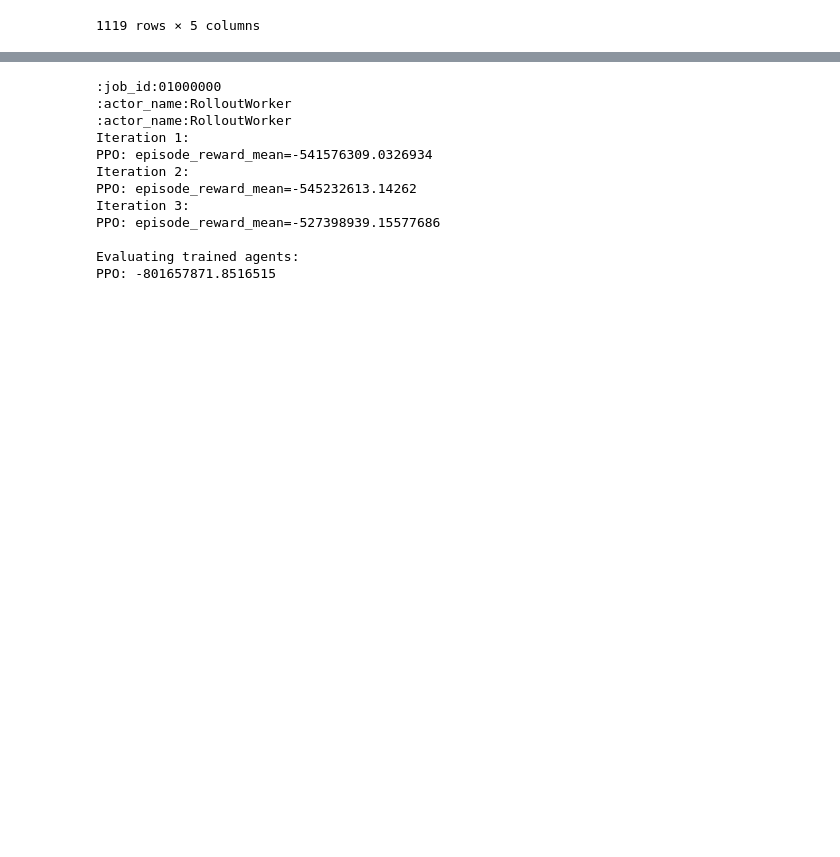
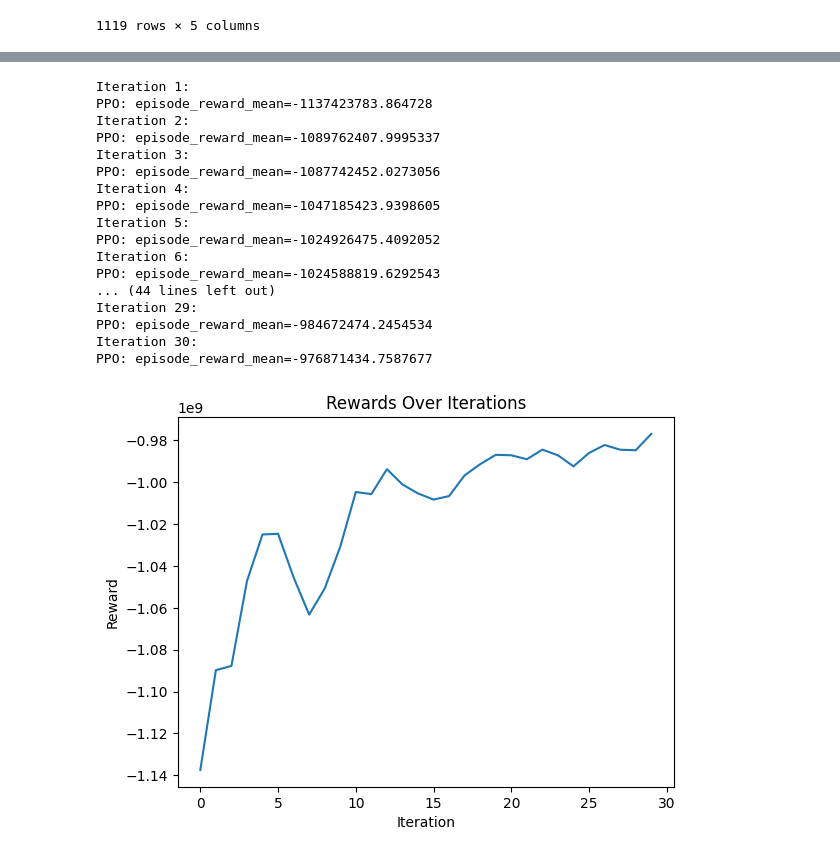
Before and after one commit to KKTK-NT/stock_app, a Jupyter notebook: PPO_test.ipynb, the cells around one changed output, grey strips where cells are left out. Saved outputs shown, nothing was run; the diff lists cells and outputs as text; code cells hidden in the pictures; blank space fills up the shorter version.

```diff
--- a/PPO_test.ipynb
+++ b/PPO_test.ipynb
@@ -58,46 +58,42 @@ register_env(env_name, create_stock_trading_env)
 # %%
 import ray
 from ray.rllib.algorithms.ppo import PPOConfig
-from ray.rllib.algorithms.dqn import DQNConfig
-from collections import OrderedDict, defaultdict
+from collections import defaultdict
 
 # Initialize Ray in local mode
-ray.init(ignore_reinit_error=True, local_mode=True)
+ray.init(ignore_reinit_error=True)
 
 # Create the environment
 env = StockTradingEnv(stock_data, features)
 
 # Create PPO agent
 ppo_config = PPOConfig()
-ppo_config["seed"] = 42
 ppo_agent = ppo_config.environment(env=env_name)
 ppo_agent = ppo_config.build()
 
+# Track rewards
+rewards = []
+
 # Train the agents
-num_iterations = 3
+num_iterations = 30
 
 for i in range(num_iterations):
     ppo_result = ppo_agent.train()
-    # dqn_result = dqn_agent.train()
     print(f"Iteration {i + 1}:")
     print(f"PPO: episode_reward_mean={ppo_result['episode_reward_mean']}")
+
+    # Record the reward
+    rewards.append(ppo_result['episode_reward_mean'])
+
 modelpath = ppo_agent.save('./model')
 
-# Evaluate the trained agents
-def evaluate(agent, env):
-    episode_reward = 0
-    terminated = False
-    obs = env.reset()[0]
-
-    while not terminated:
-        action = agent.compute_single_action(obs)
-        obs, reward, terminated, _, _ = env.step(action)
-        episode_reward += reward
-
-    return episode_reward
-
-print("\nEvaluating trained agents:")
-print(f"PPO: {evaluate(ppo_agent, env)}")
+# Plot rewards
+plt.plot(rewards)
+plt.title("Rewards Over Iterations")
+plt.xlabel("Iteration")
+plt.ylabel("Reward")
+plt.show()
+plt.savefig(modelpath+'/fig/reward_in_iterations.png')
 
 # Shutdown Ray
 ppo_agent.stop()
@@ -114,13 +106,19 @@ ray.shutdown()
-:job_id:01000000
-:actor_name:RolloutWorker
-:actor_name:RolloutWorker
 Iteration 1:
-PPO: episode_reward_mean=-541576309.0326934
+PPO: episode_reward_mean=-1137423783.864728
 Iteration 2:
-PPO: episode_reward_mean=-545232613.14262
+PPO: episode_reward_mean=-1089762407.9995337
 Iteration 3:
-PPO: episode_reward_mean=-527398939.15577686
-
-Evaluating trained agents:
-PPO: -801657871.8516515
+PPO: episode_reward_mean=-1087742452.0273056
+Iteration 4:
+PPO: episode_reward_mean=-1047185423.9398605
+Iteration 5:
+PPO: episode_reward_mean=-1024926475.4092052
+Iteration 6:
+PPO: episode_reward_mean=-1024588819.6292543
+... (44 lines left out)
+Iteration 29:
+PPO: episode_reward_mean=-984672474.2454534
+Iteration 30:
+PPO: episode_reward_mean=-976871434.7587677
+[figure, added]
 # %%
```
Also changed, not shown: parts of 3 cells of this notebook, 1 other file.
